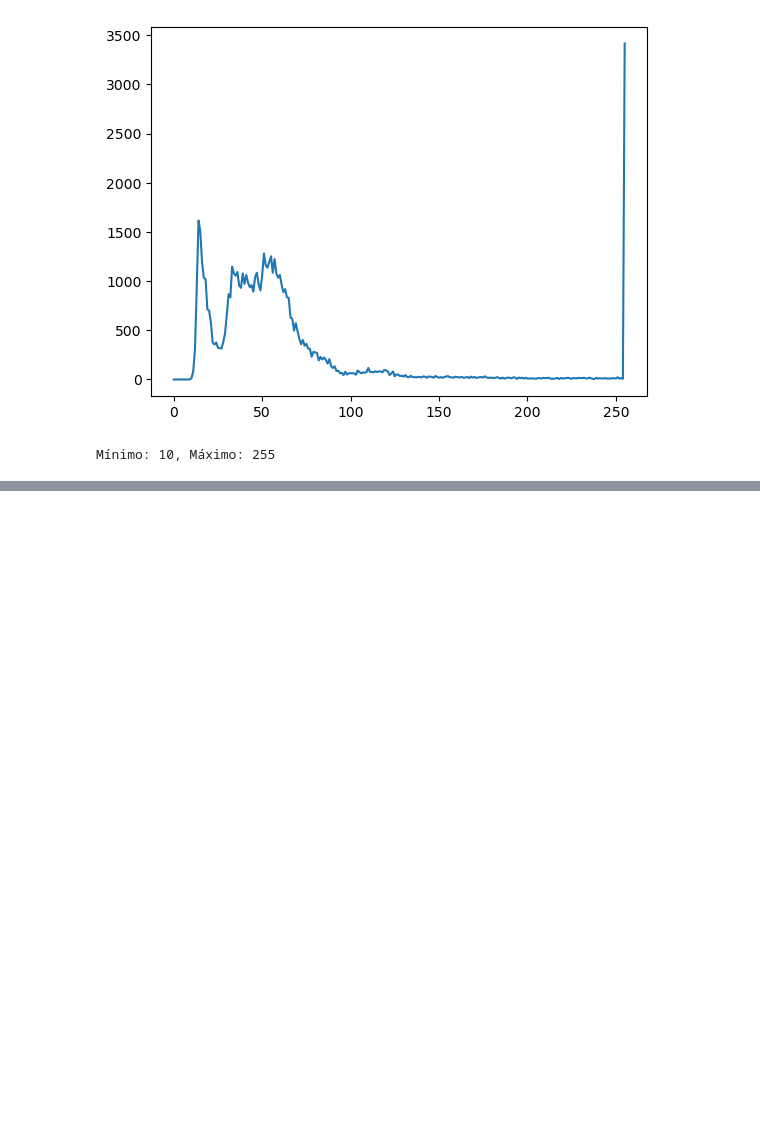
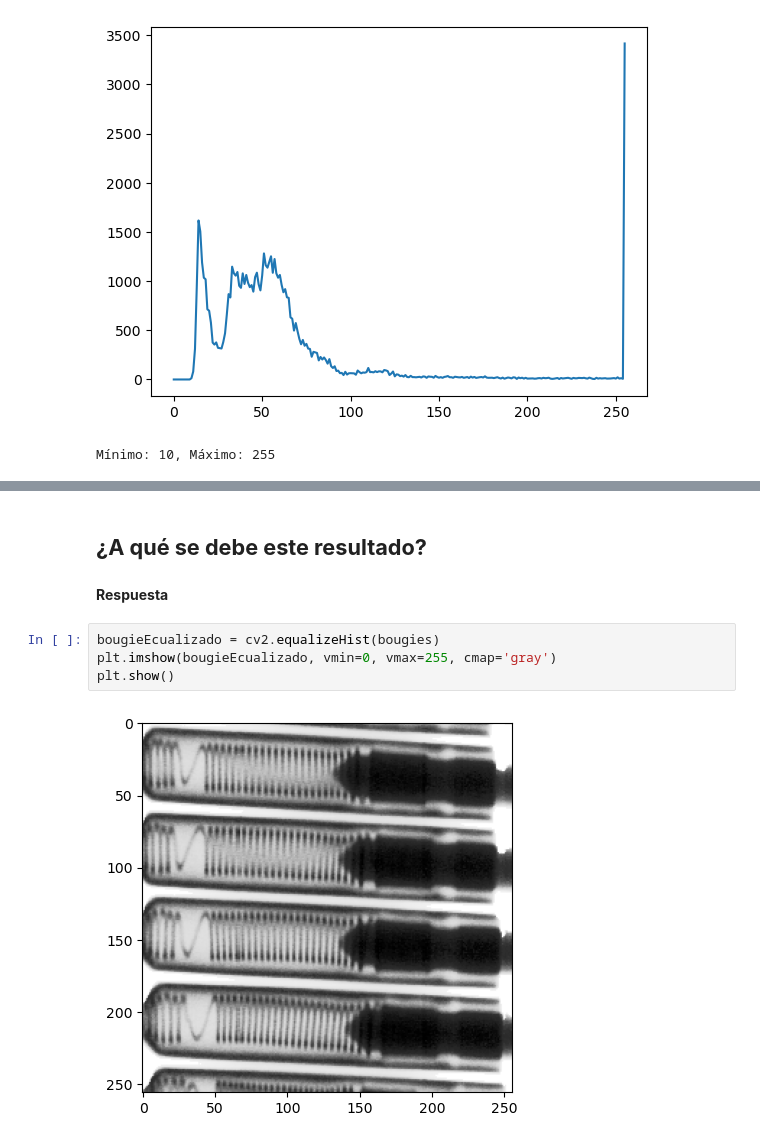
Before and after one commit to ImagenesYVision/Taller2, a Jupyter notebook: Taller2.ipynb, the cells around one changed output, grey strips where cells are left out. Drawn from its saved outputs; the diff is of its cells as text; blank space fills up the shorter version.

Commit message:
Codigo punto 3 falta respuestas textuales

```diff
--- a/Taller2.ipynb
+++ b/Taller2.ipynb
@@ -33,0 +40,10 @@ Clipping input data to the valid range for imshow with RGB data ([0..1] for floa
+# %% [markdown]
+## **¿A qué se debe este resultado?**
+# %% [markdown]
+**Respuesta**
+# %%
+bougieEcualizado = cv2.equalizeHist(bougies)
+plt.imshow(bougieEcualizado, vmin=0, vmax=255, cmap='gray')
+plt.show()
+# %% [output]
+[figure, added]
```
Also changed, not shown: parts of 16 cells of this notebook.
